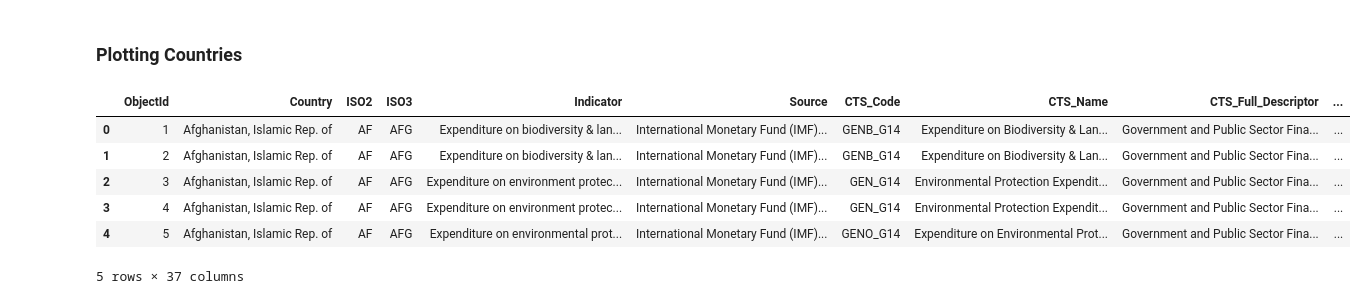
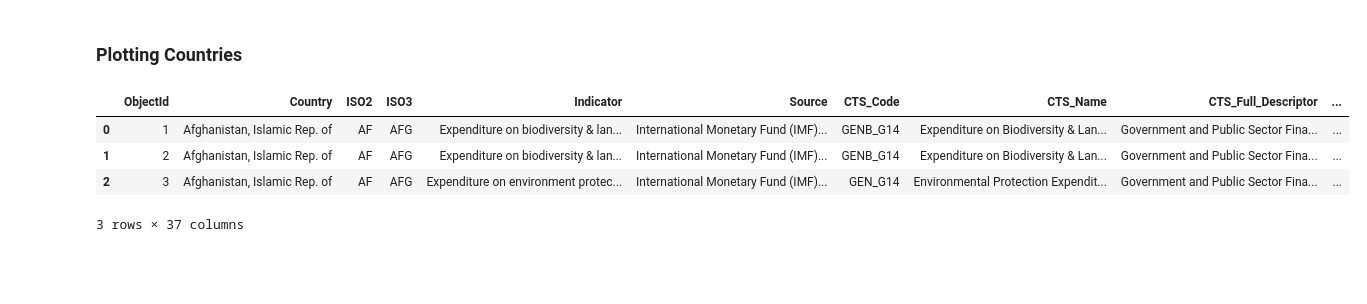
Before and after one commit to simonabors/worlddataviz, a Jupyter notebook: What_just_happened_viz.ipynb, the cells around one changed output. Saved outputs shown, nothing was run; the diff lists cells and outputs as text; code cells hidden in the pictures; blank space fills up the shorter version.

```diff
--- a/What_just_happened_viz.ipynb
+++ b/What_just_happened_viz.ipynb
@@ -89,14 +92,12 @@ plt.show()
 ### Plotting Countries
 # %%
 expend = pd.read_csv('data/Environmental_Protection_Expenditures.csv')
-expend.head()
+expend.head(3)
 # %% [output]
 |  | ObjectId | Country | ISO2 | ISO3 | Indicator | Source | CTS_Code | CTS_Name | CTS_Full_Descriptor | ... |
 | 0 | 1 | Afghanistan, Islamic Rep. of | AF | AFG | Expenditure on biodiversity & lan... | International Monetary Fund (IMF)... | GENB_G14 | Expenditure on Biodiversity & Lan... | Government and Public Sector Fina... | ... |
 | 1 | 2 | Afghanistan, Islamic Rep. of | AF | AFG | Expenditure on biodiversity & lan... | International Monetary Fund (IMF)... | GENB_G14 | Expenditure on Biodiversity & Lan... | Government and Public Sector Fina... | ... |
 | 2 | 3 | Afghanistan, Islamic Rep. of | AF | AFG | Expenditure on environment protec... | International Monetary Fund (IMF)... | GEN_G14 | Environmental Protection Expendit... | Government and Public Sector Fina... | ... |
-| 3 | 4 | Afghanistan, Islamic Rep. of | AF | AFG | Expenditure on environment protec... | International Monetary Fund (IMF)... | GEN_G14 | Environmental Protection Expendit... | Government and Public Sector Fina... | ... |
-| 4 | 5 | Afghanistan, Islamic Rep. of | AF | AFG | Expenditure on environmental prot... | International Monetary Fund (IMF)... | GENO_G14 | Expenditure on Environmental Prot... | Government and Public Sector Fina... | ... |
-5 rows × 37 columns
+3 rows × 37 columns
 # %%
 expend = expend[expend['Unit'] == 'Percent of GDP'].fillna(int(0))
```
Also changed, not shown: parts of 23 cells of this notebook, 5 other files.
